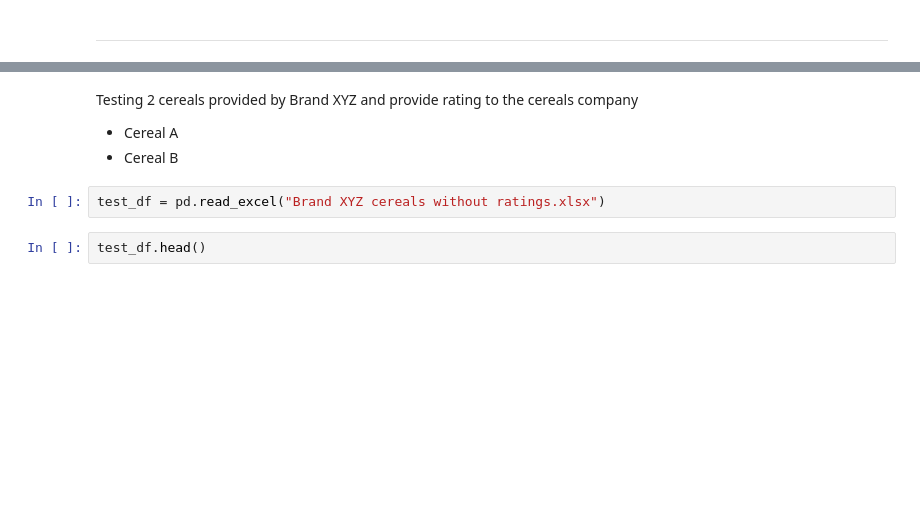
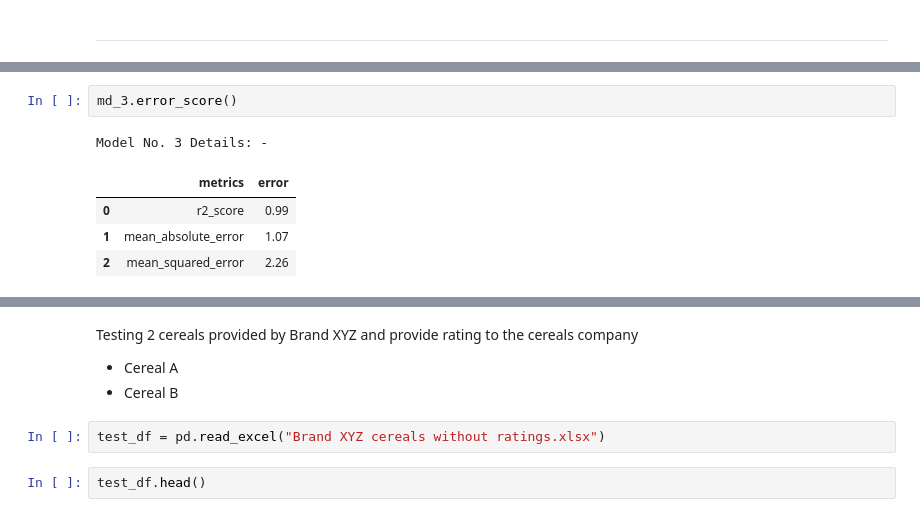
Before and after one commit to jivaniyash/ML_Projects, a Jupyter notebook: cereals_rating_prediction_multiple_linear_regression/main.ipynb, the cells around one changed output, grey strips where cells are left out. Cells and saved outputs as stored; diff of their text form; blank space fills up the shorter version.

```diff
--- a/cereals_rating_prediction_multiple_linear_regression/main.ipynb
+++ b/cereals_rating_prediction_multiple_linear_regression/main.ipynb
@@ -435,0 +434,8 @@ After training & testing models with changing features, it is better to select m
+# %%
+md_3.error_score()
+# %% [output]
+Model No. 3 Details: -
+|  | metrics | error |
+| 0 | r2_score | 0.99 |
+| 1 | mean_absolute_error | 1.07 |
+| 2 | mean_squared_error | 2.26 |
```
Also changed, not shown: parts of 59 cells of this notebook.
